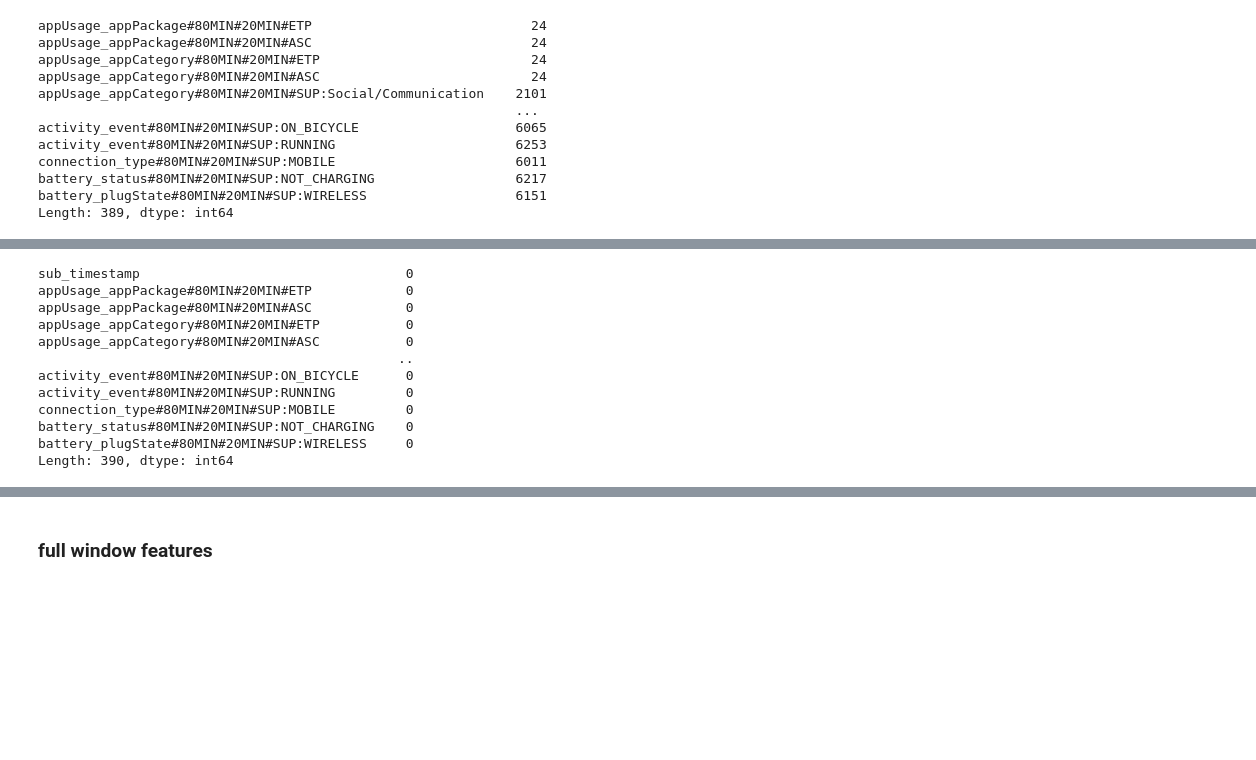
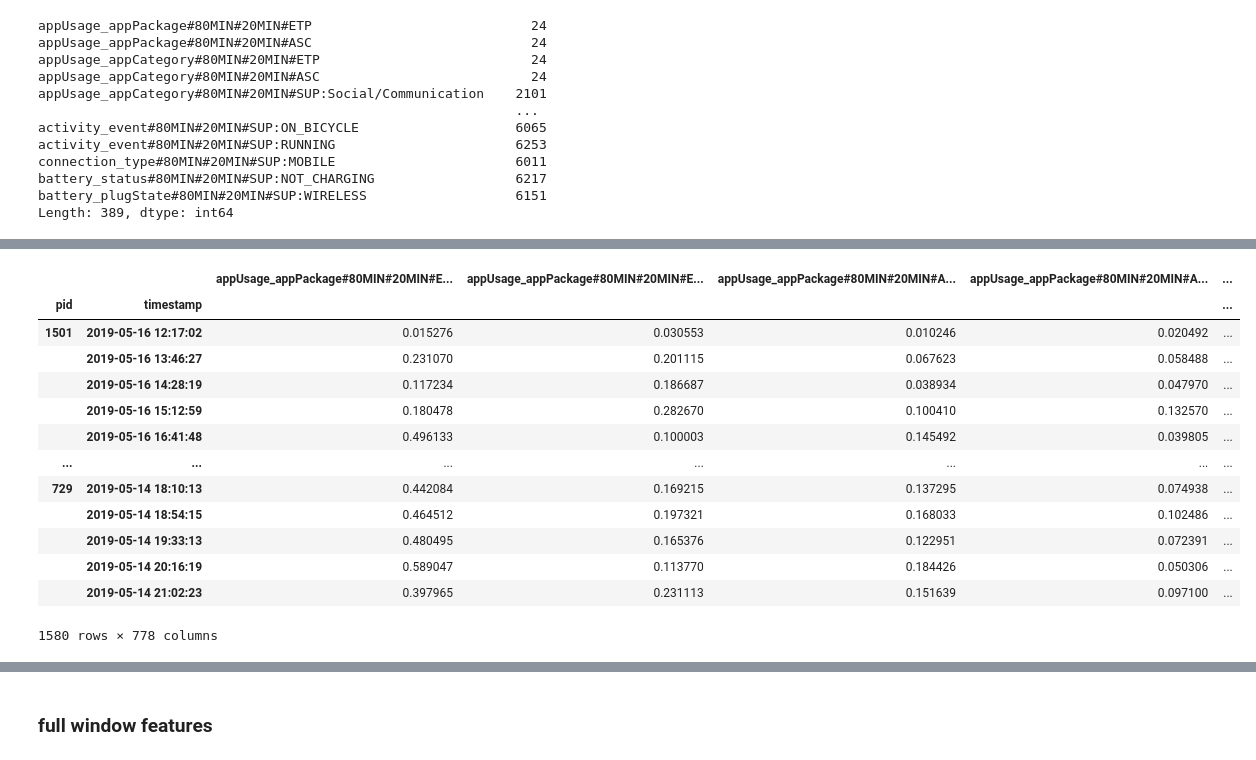
Before and after one commit to Jumabek/receptivity, a Jupyter notebook: analysis/Association Rule Mining.ipynb, the cells around one changed output, grey strips where cells are left out. Saved outputs shown, nothing was run; the diff lists cells and outputs as text; code cells hidden in the pictures; blank space fills up the shorter version.

```diff
--- a/analysis/Association Rule Mining.ipynb
+++ b/analysis/Association Rule Mining.ipynb
@@ -2109,15 +1988,19 @@ See the caveats in the documentation: https://pandas.pydata.org/pandas-docs/stab
 # %%
-sub_features_preprocessed
+agg_feature = sub_features_preprocessed.groupby(['pid','timestamp']).agg(['mean','std'])
+agg_feature.columns = agg_feature.columns.map('|'.join).str.strip('|')
+agg_feature
 # %% [output]
+|  |  | appUsage_appPackage#80MIN#20MIN#E... | appUsage_appPackage#80MIN#20MIN#E... | appUsage_appPackage#80MIN#20MIN#A... | appUsage_appPackage#80MIN#20MIN#A... | ... |
+| pid | timestamp |  |  |  |  | ... |
+| 1501 | 2019-05-16 12:17:02 | 0.015276 | 0.030553 | 0.010246 | 0.020492 | ... |
+|  | 2019-05-16 13:46:27 | 0.231070 | 0.201115 | 0.067623 | 0.058488 | ... |
+|  | 2019-05-16 14:28:19 | 0.117234 | 0.186687 | 0.038934 | 0.047970 | ... |
+|  | 2019-05-16 15:12:59 | 0.180478 | 0.282670 | 0.100410 | 0.132570 | ... |
+|  | 2019-05-16 16:41:48 | 0.496133 | 0.100003 | 0.145492 | 0.039805 | ... |
+| ... | ... | ... | ... | ... | ... | ... |
+| 729 | 2019-05-14 18:10:13 | 0.442084 | 0.169215 | 0.137295 | 0.074938 | ... |
+|  | 2019-05-14 18:54:15 | 0.464512 | 0.197321 | 0.168033 | 0.102486 | ... |
+|  | 2019-05-14 19:33:13 | 0.480495 | 0.165376 | 0.122951 | 0.072391 | ... |
+|  | 2019-05-14 20:16:19 | 0.589047 | 0.113770 | 0.184426 | 0.050306 | ... |
+|  | 2019-05-14 21:02:23 | 0.397965 | 0.231113 | 0.151639 | 0.097100 | ... |
-sub_timestamp                                  0
-appUsage_appPackage#80MIN#20MIN#ETP            0
-appUsage_appPackage#80MIN#20MIN#ASC            0
-appUsage_appCategory#80MIN#20MIN#ETP           0
-appUsage_appCategory#80MIN#20MIN#ASC           0
-                                              ..
-activity_event#80MIN#20MIN#SUP:ON_BICYCLE      0
-activity_event#80MIN#20MIN#SUP:RUNNING         0
-connection_type#80MIN#20MIN#SUP:MOBILE         0
-battery_status#80MIN#20MIN#SUP:NOT_CHARGING    0
-battery_plugState#80MIN#20MIN#SUP:WIRELESS     0
-Length: 390, dtype: int64
+1580 rows × 778 columns
```
Also changed, not shown: parts of 12 cells of this notebook, 2 other files.
